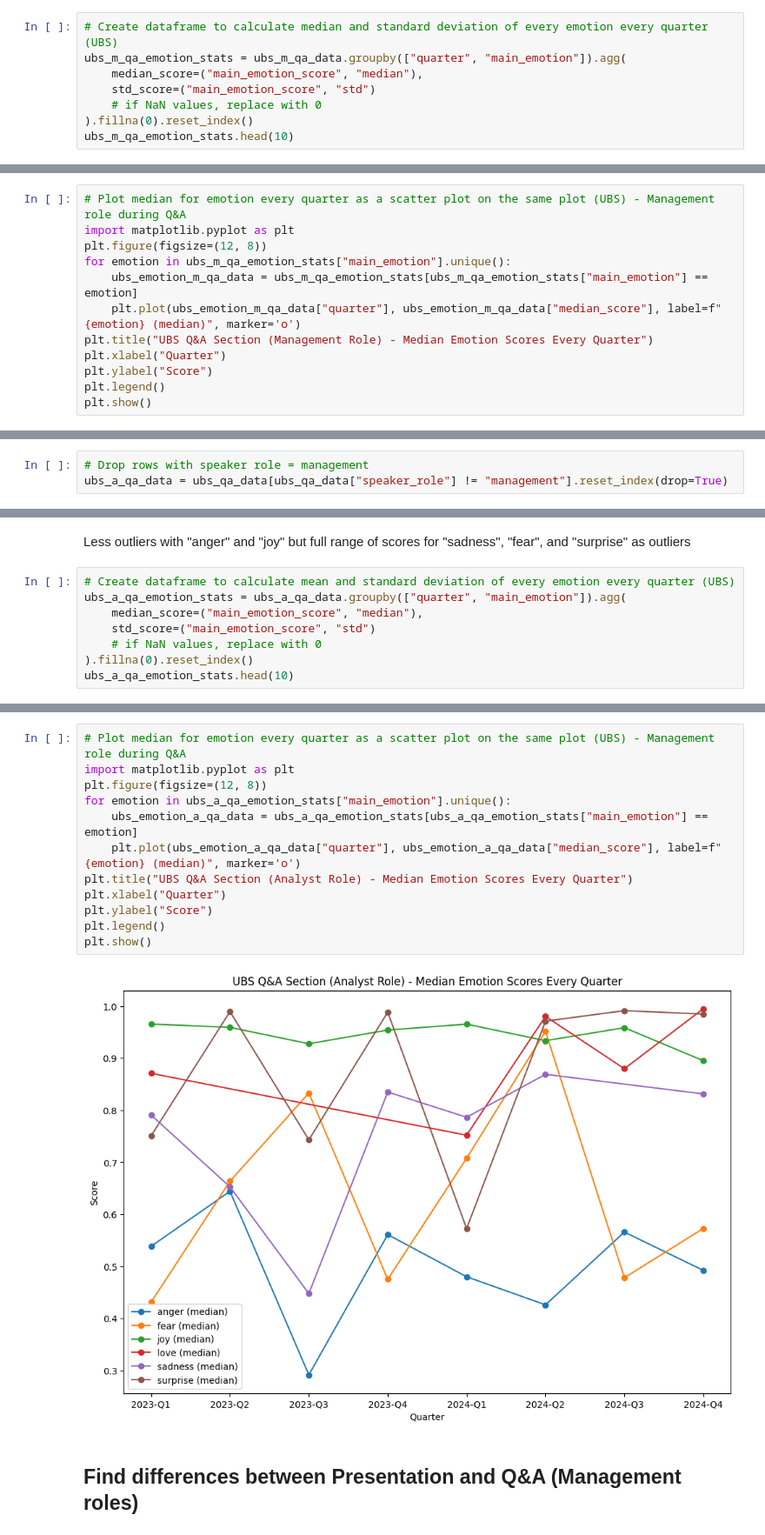
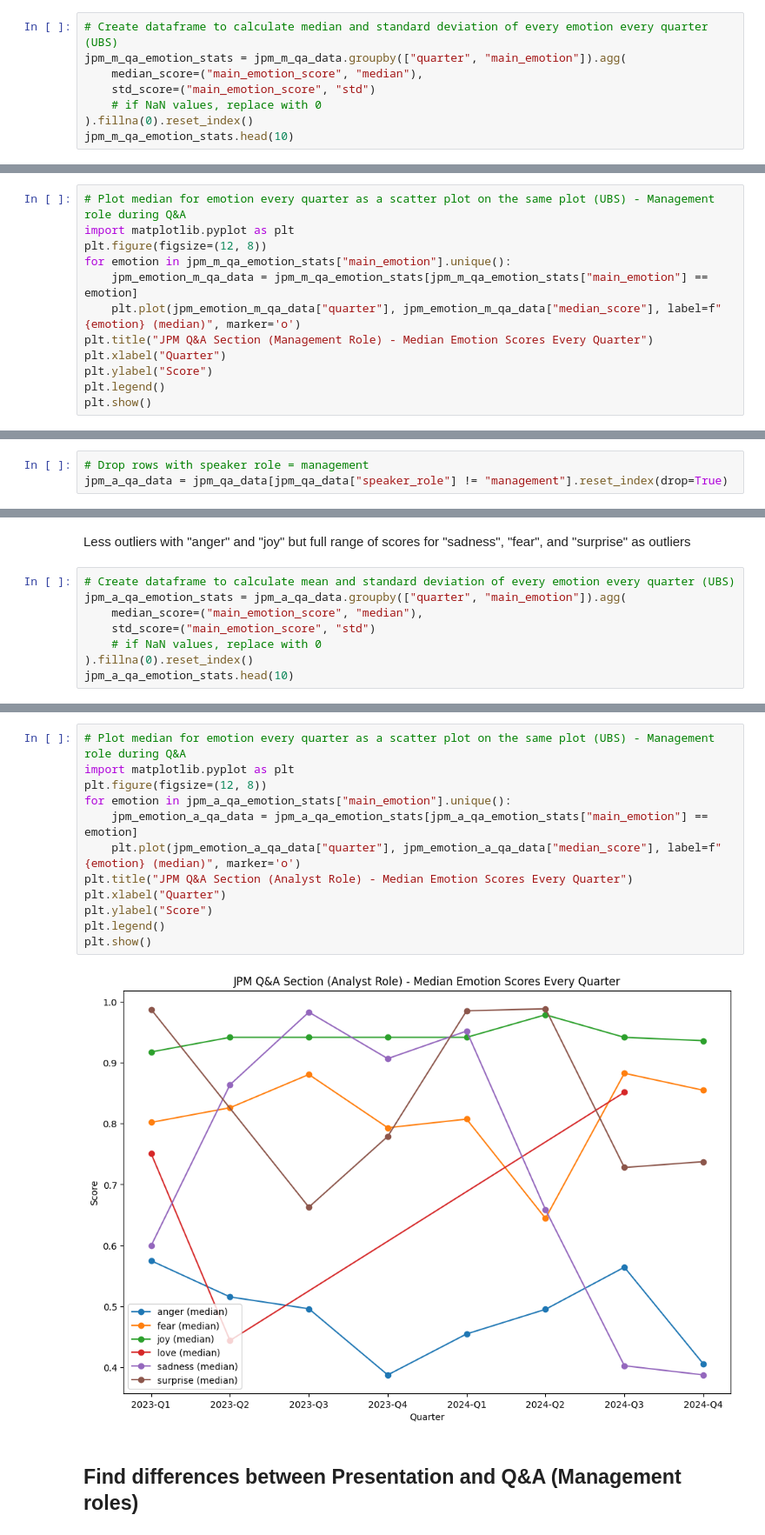
Before and after one commit to maybebool/boe-financial-analysis, a Jupyter notebook: notebooks/rachel/bert_emotion_jpm.ipynb, the cells around one changed output, grey strips where cells are left out. Shown at 87% size. Cells and saved outputs as stored; diff of their text form.

```diff
--- a/notebooks/rachel/bert_emotion_jpm.ipynb
+++ b/notebooks/rachel/bert_emotion_jpm.ipynb
@@ -391,11 +391,11 @@ plt.show()
 Again there are plenty of outliers - hence use the median rather than the mean
 # %%
 # Create dataframe to calculate median and standard deviation of every emotion every quarter (UBS)
-ubs_m_qa_emotion_stats = ubs_m_qa_data.groupby(["quarter", "main_emotion"]).agg(
+jpm_m_qa_emotion_stats = jpm_m_qa_data.groupby(["quarter", "main_emotion"]).agg(
     median_score=("main_emotion_score", "median"),
     std_score=("main_emotion_score", "std")
     # if NaN values, replace with 0
 ).fillna(0).reset_index()
-ubs_m_qa_emotion_stats.head(10)
+jpm_m_qa_emotion_stats.head(10)
 # %% [output]
 |  | quarter | main_emotion | median_score | std_score |
@@ -413,10 +413,10 @@ ubs_m_qa_emotion_stats.head(10)
 # Plot median for emotion every quarter as a scatter plot on the same plot (UBS) - Management role during Q&A
 import matplotlib.pyplot as plt
 plt.figure(figsize=(12, 8))
-for emotion in ubs_m_qa_emotion_stats["main_emotion"].unique():
-    ubs_emotion_m_qa_data = ubs_m_qa_emotion_stats[ubs_m_qa_emotion_stats["main_emotion"] == emotion]
-    plt.plot(ubs_emotion_m_qa_data["quarter"], ubs_emotion_m_qa_data["median_score"], label=f"{emotion} (median)", marker='o')
-plt.title("UBS Q&A Section (Management Role) - Median Emotion Scores Every Quarter")
+for emotion in jpm_m_qa_emotion_stats["main_emotion"].unique():
+    jpm_emotion_m_qa_data = jpm_m_qa_emotion_stats[jpm_m_qa_emotion_stats["main_emotion"] == emotion]
+    plt.plot(jpm_emotion_m_qa_data["quarter"], jpm_emotion_m_qa_data["median_score"], label=f"{emotion} (median)", marker='o')
+plt.title("JPM Q&A Section (Management Role) - Median Emotion Scores Every Quarter")
 plt.xlabel("Quarter")
 plt.ylabel("Score")
 plt.legend()
@@ -428,5 +428,5 @@ plt.show()
 These show much more erratic changes in sentiment - presumablky due to the number of different question types
 # %%
 # Drop rows with speaker role = management
-ubs_a_qa_data = ubs_qa_data[ubs_qa_data["speaker_role"] != "management"].reset_index(drop=True)
+jpm_a_qa_data = jpm_qa_data[jpm_qa_data["speaker_role"] != "management"].reset_index(drop=True)
 # %%
@@ -442,11 +442,11 @@ plt.show()
 Less outliers with "anger" and "joy" but full range of scores for "sadness", "fear", and "surprise" as outliers
 # %%
 # Create dataframe to calculate mean and standard deviation of every emotion every quarter (UBS)
-ubs_a_qa_emotion_stats = ubs_a_qa_data.groupby(["quarter", "main_emotion"]).agg(
+jpm_a_qa_emotion_stats = jpm_a_qa_data.groupby(["quarter", "main_emotion"]).agg(
     median_score=("main_emotion_score", "median"),
     std_score=("main_emotion_score", "std")
     # if NaN values, replace with 0
 ).fillna(0).reset_index()
-ubs_a_qa_emotion_stats.head(10)
+jpm_a_qa_emotion_stats.head(10)
 # %% [output]
 |  | quarter | main_emotion | median_score | std_score |
@@ -463,17 +463,17 @@ ubs_a_qa_emotion_stats.head(10)
 # %%
 # Plot median for emotion every quarter as a scatter plot on the same plot (UBS) - Management role during Q&A
 import matplotlib.pyplot as plt
 plt.figure(figsize=(12, 8))
-for emotion in ubs_a_qa_emotion_stats["main_emotion"].unique():
-    ubs_emotion_a_qa_data = ubs_a_qa_emotion_stats[ubs_a_qa_emotion_stats["main_emotion"] == emotion]
-    plt.plot(ubs_emotion_a_qa_data["quarter"], ubs_emotion_a_qa_data["median_score"], label=f"{emotion} (median)", marker='o')
-plt.title("UBS Q&A Section (Analyst Role) - Median Emotion Scores Every Quarter")
+for emotion in jpm_a_qa_emotion_stats["main_emotion"].unique():
+    jpm_emotion_a_qa_data = jpm_a_qa_emotion_stats[jpm_a_qa_emotion_stats["main_emotion"] == emotion]
+    plt.plot(jpm_emotion_a_qa_data["quarter"], jpm_emotion_a_qa_data["median_score"], label=f"{emotion} (median)", marker='o')
+plt.title("JPM Q&A Section (Analyst Role) - Median Emotion Scores Every Quarter")
 plt.xlabel("Quarter")
 plt.ylabel("Score")
 plt.legend()
 plt.show()
 # %% [output]
-[figure, old version]
+[figure, new version]
 # %% [markdown]
 ## Find differences between Presentation and Q&A (Management roles)
 # %%
```
Also changed, not shown: parts of 31 cells of this notebook, 3 other files.
